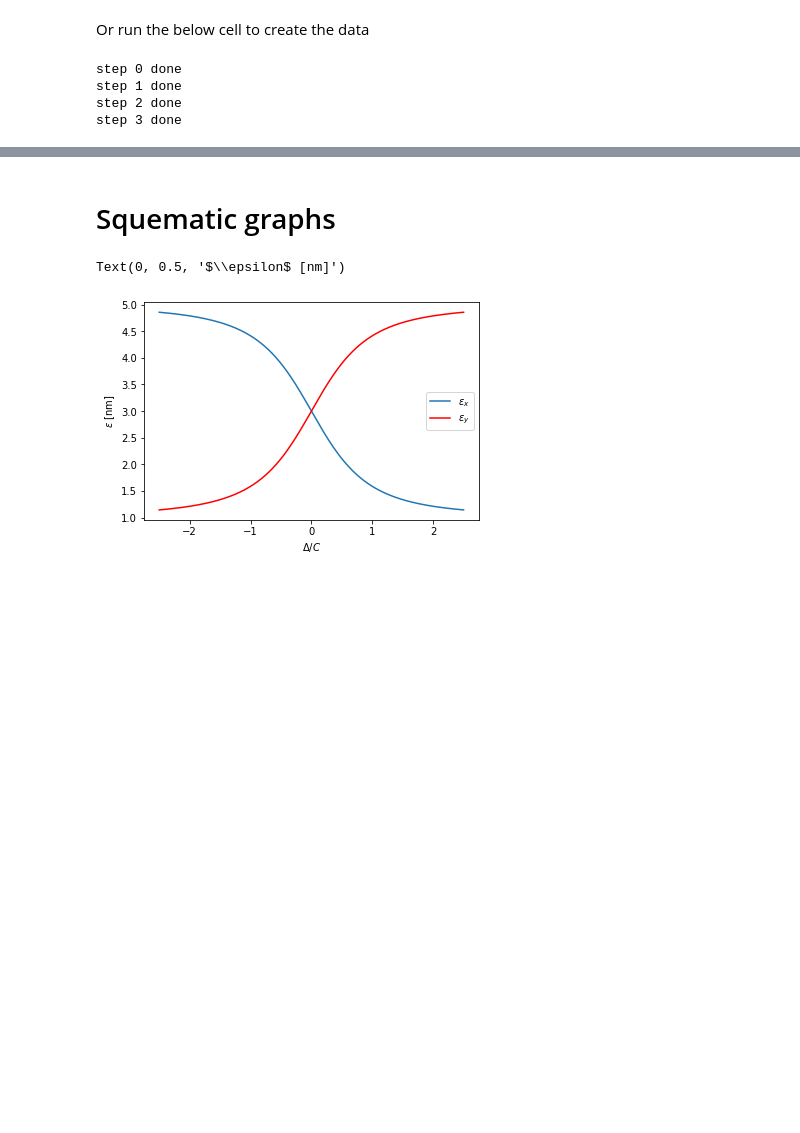
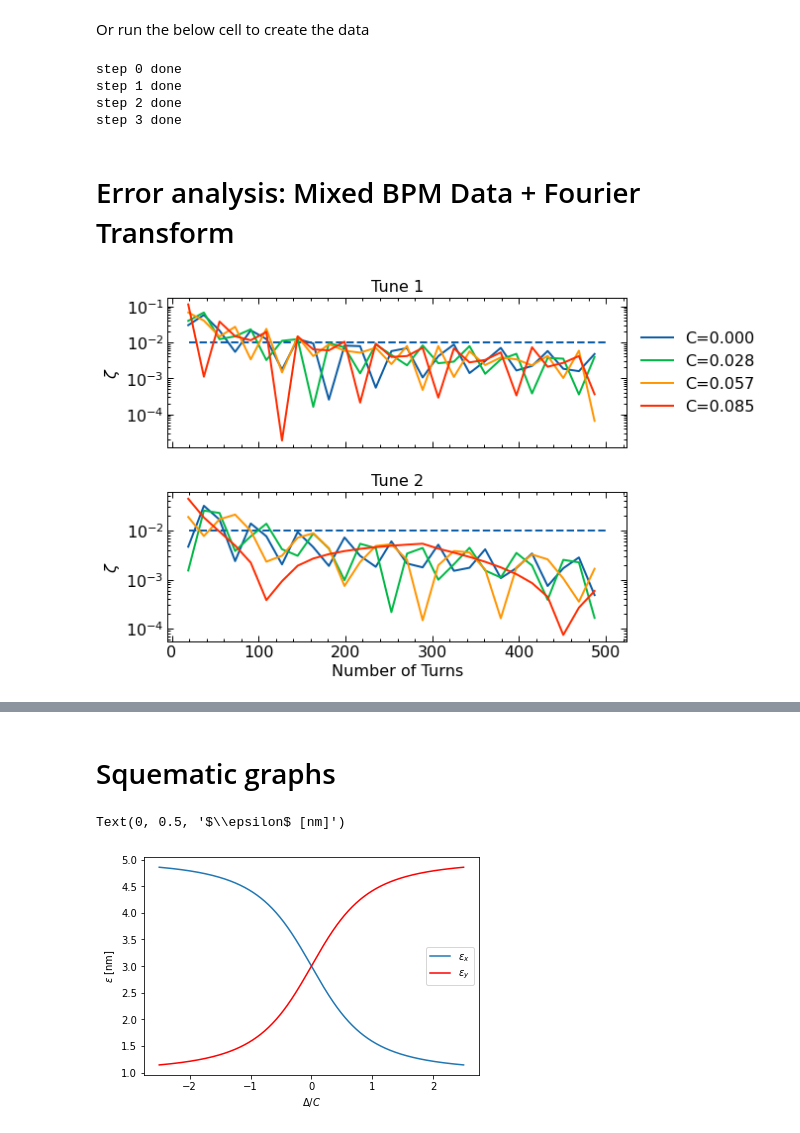
Before and after one commit to lnls-fac/apsuite, a Jupyter notebook: apsuite/emittance_exchange/bo_tune_measure/tune_measure_tests.ipynb, the cells around one changed output, grey strips where cells are left out. Saved outputs shown, nothing was run; the diff lists cells and outputs as text; code cells hidden in the pictures; blank space fills up the shorter version.

```diff
--- a/apsuite/emittance_exchange/bo_tune_measure/tune_measure_tests.ipynb
+++ b/apsuite/emittance_exchange/bo_tune_measure/tune_measure_tests.ipynb
@@ -44,7 +44,7 @@ for KsL_idx, KsL in enumerate(KsL_list):
 
         tune1_list[KsL_idx], tune2_list[KsL_idx] = tune1, tune2
 
-        obj.create_initial_bunch(n_part=200, offset=offset)
+        obj.create_initial_bunch(n_part=1000, offset=offset)
         x_m, y_m = obj.tracking_and_get_bpmdata(N_turns=N_max)
         datax[KsL_idx] = x_m
         datay[KsL_idx] = y_m
@@ -60,3 +60,5 @@ np.save("datax2", datax)
 np.save("datay2", datay)
 np.save("tune1_list", tune1_list)
 np.save("tune2_list", tune2_list)
+# %% [markdown]
+# Error analysis: Mixed BPM Data + Fourier Transform
@@ -62,0 +82,30 @@ np.save("tune2_list", tune2_list)
+# %%
+error1 = np.abs(f_tune1_matrix - tune1_list[:, None])
+error2 = np.abs(f_tune2_matrix - tune2_list[:, None])
+# Computes relative error
+rel_error1_matrix = error1/tune1_list[:, None]
+rel_error2_matrix = error2/tune2_list[:, None]
+
+with plt.style.context(['science', 'notebook']):
+    fig, ax = plt.subplots(2,1, sharex=True)
+    fig.tight_layout(pad=3.0)
+    #fig.set_dpi(160)
+    for c_idx, c in enumerate(coupling_list):
+        ax[0].semilogy(N_list, rel_error1_matrix[c_idx, :], label="C={:.3f}".format(c))
+        ax[1].semilogy(N_list, rel_error2_matrix[c_idx, :], label="C={:.3f}".format(c))
+
+    ax[0].set_title("Tune 1")
+    ax[0].set_ylabel("$\zeta$") #Zeta is the relative error
+    ax[0].hlines(1e-2,20,N_max, linestyles='dashed')
+    ax[1].set_title("Tune 2")
+    ax[1].set_ylabel("$\zeta$")
+    ax[1].set_xlabel("Number of Turns")
+    ax[1].hlines(1e-2,20,N_max, linestyles='dashed')
+    ax[0].legend(loc='center left', bbox_to_anchor=(1, 0.5))
+    ax[0].legend(loc='center left', bbox_to_anchor=(1, 0.5))
+    # ax[1].text(x=550, y=0.00001, s="\n initial amplitudes: \n $x_0 = {} \, mm$"
+    #                                  "\n $x'_0 = {} \, m rad$"
+    #                                  "\n $y_0 = {} \,  mm$"
+    #                                  "\n $y'_0 = {} \, m rad$".format(offset[0][0]*1e3, offset[1][0]*1e3, offset[2][0]*1e3, offset[3][0]*1e3), fontsize = 15)
+# %% [output]
+[figure, added]
```
Also changed, not shown: parts of 14 cells of this notebook.
